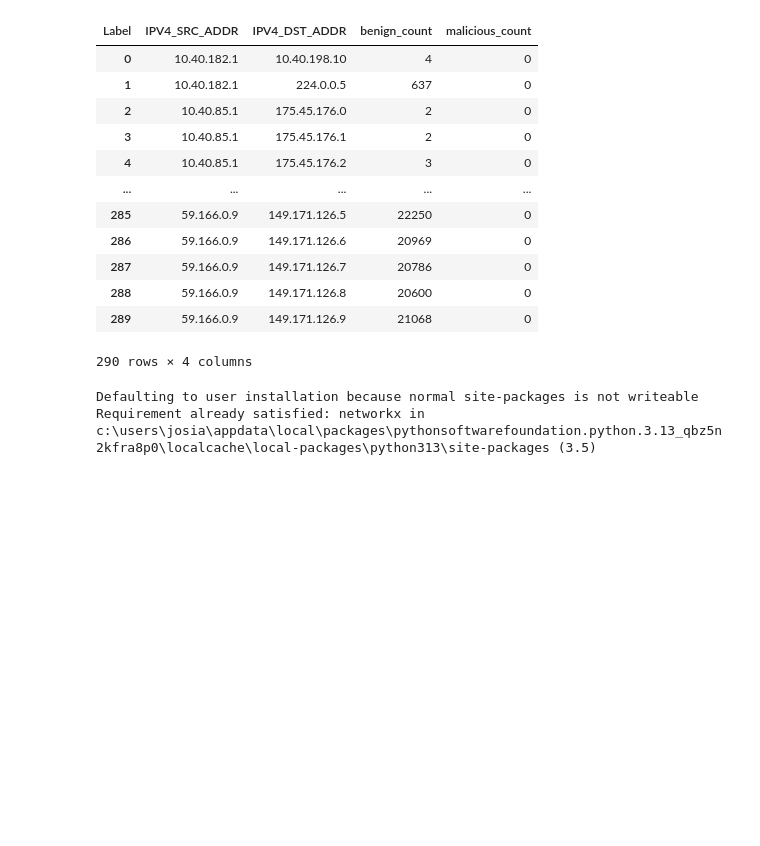
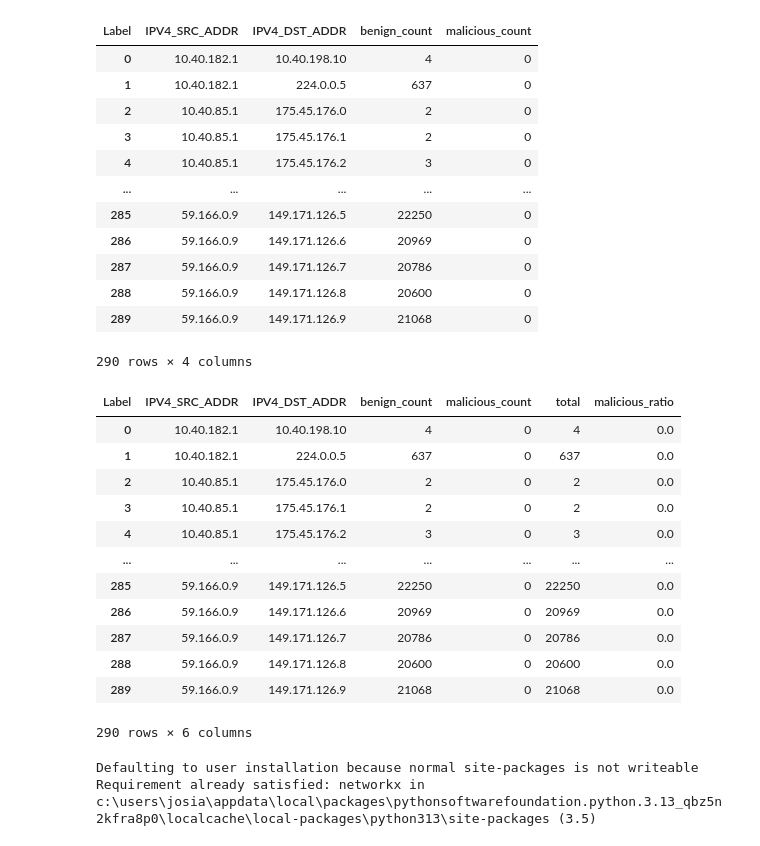
Before and after one commit to AI-NIDS-Project/ML_NIDS, a Jupyter notebook: Network_IP_Pairs.ipynb, the cells around one changed output. Drawn from its saved outputs; the diff is of its cells as text; code cells hidden in the pictures; blank space fills up the shorter version.

```diff
--- a/Network_IP_Pairs.ipynb
+++ b/Network_IP_Pairs.ipynb
@@ -107,6 +107,22 @@ pair_counts
 # %%
 pair_counts["total"] = pair_counts["benign_count"] + pair_counts["malicious_count"]
 pair_counts["malicious_ratio"] = pair_counts["malicious_count"] / pair_counts["total"]
+# %%
+pair_counts
+# %% [output]
+| Label | IPV4_SRC_ADDR | IPV4_DST_ADDR | benign_count | malicious_count | total | malicious_ratio |
+| 0 | 10.40.182.1 | 10.40.198.10 | 4 | 0 | 4 | 0.0 |
+| 1 | 10.40.182.1 | 224.0.0.5 | 637 | 0 | 637 | 0.0 |
+| 2 | 10.40.85.1 | 175.45.176.0 | 2 | 0 | 2 | 0.0 |
+| 3 | 10.40.85.1 | 175.45.176.1 | 2 | 0 | 2 | 0.0 |
+| 4 | 10.40.85.1 | 175.45.176.2 | 3 | 0 | 3 | 0.0 |
+| ... | ... | ... | ... | ... | ... | ... |
+| 285 | 59.166.0.9 | 149.171.126.5 | 22250 | 0 | 22250 | 0.0 |
+| 286 | 59.166.0.9 | 149.171.126.6 | 20969 | 0 | 20969 | 0.0 |
+| 287 | 59.166.0.9 | 149.171.126.7 | 20786 | 0 | 20786 | 0.0 |
+| 288 | 59.166.0.9 | 149.171.126.8 | 20600 | 0 | 20600 | 0.0 |
+| 289 | 59.166.0.9 | 149.171.126.9 | 21068 | 0 | 21068 | 0.0 |
+290 rows × 6 columns
 # %%
 !pip install networkx
 # %% [output]
```
Also changed, not shown: parts of 1 cell of this notebook, 2 other files.
